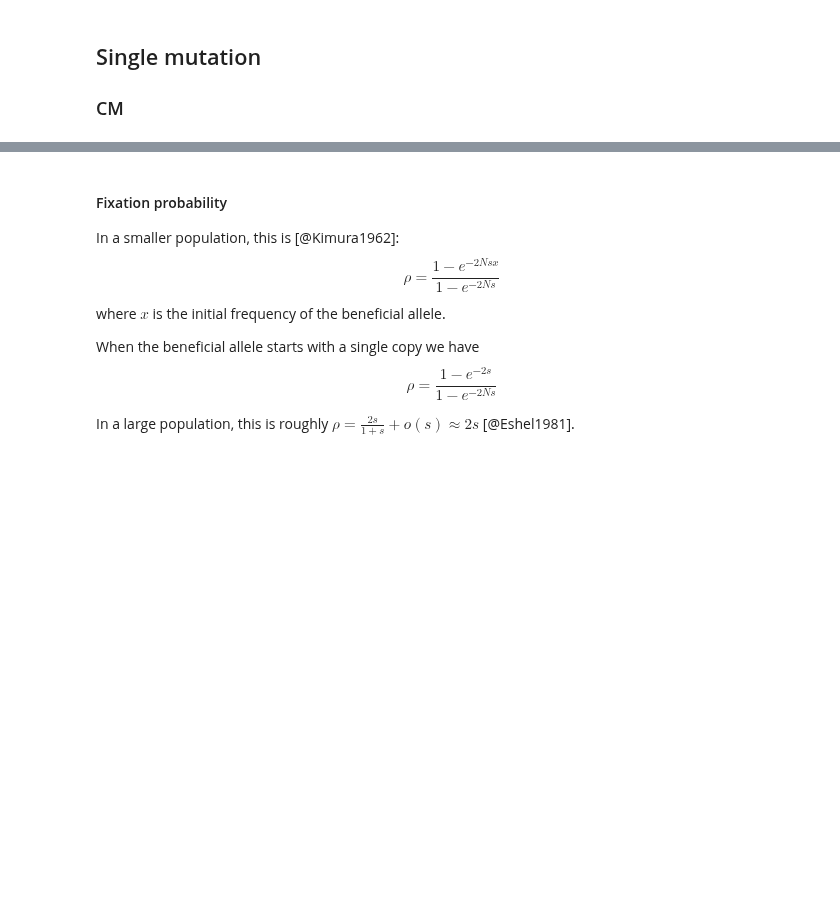
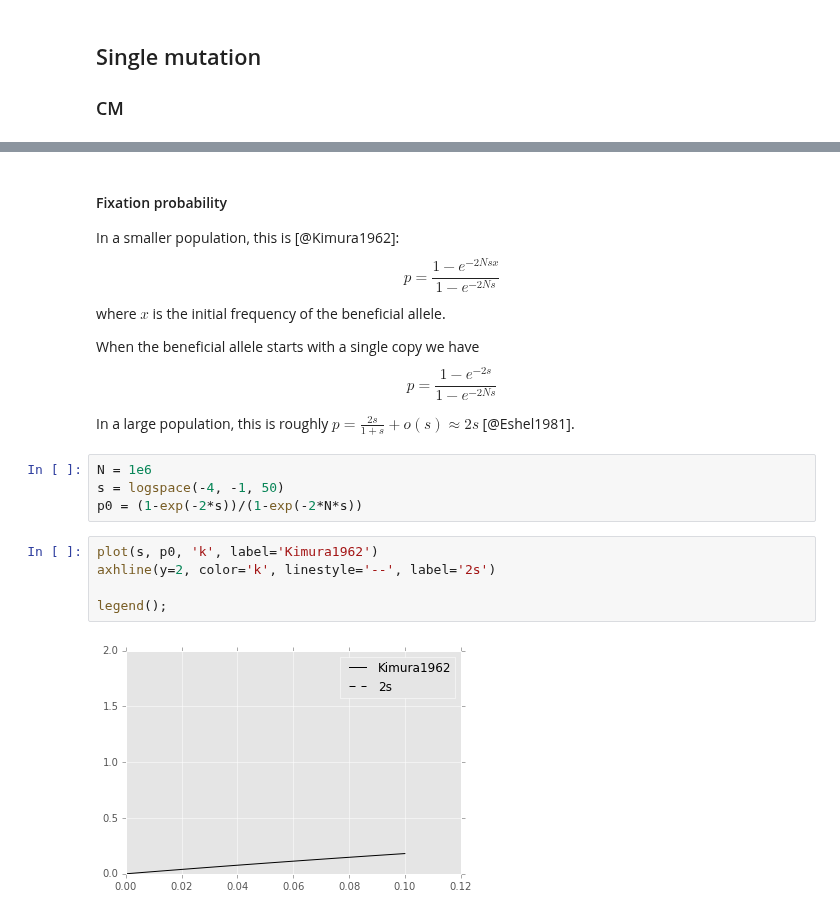
Before and after one commit to yoavram/mamba, a Jupyter notebook: simarba/analysis/adaptation time.ipynb, the cells around one changed output, grey strips where cells are left out. Saved outputs shown, nothing was run; the diff lists cells and outputs as text; blank space fills up the shorter version.

```diff
--- a/simarba/analysis/adaptation time.ipynb
+++ b/simarba/analysis/adaptation time.ipynb
@@ -29,13 +74,24 @@ So the waiting time can be approximated by $1/Nq$ isf $Nq<<1$.
 
 In a smaller population, this is [@Kimura1962]:
 $$
-\rho = \frac{1-e^{-2Nsx}}{1-e^{-2Ns}}
+p = \frac{1-e^{-2Nsx}}{1-e^{-2Ns}}
 $$
 where $x$ is the initial frequency of the beneficial allele.
 
 When the beneficial allele starts with a single copy we have
 $$
-\rho = \frac{1-e^{-2s}}{1-e^{-2Ns}}
+p = \frac{1-e^{-2s}}{1-e^{-2Ns}}
 $$
 
-In a large population, this is roughly $\rho = \frac{2s}{1+s}+o(s) \approx 2s$ [@Eshel1981].
+In a large population, this is roughly $p = \frac{2s}{1+s}+o(s) \approx 2s$ [@Eshel1981].
+# %%
+N = 1e6
+s = logspace(-4, -1, 50)
+p0 = (1-exp(-2*s))/(1-exp(-2*N*s))
+# %%
+plot(s, p0, 'k', label='Kimura1962')
+axhline(y=2, color='k', linestyle='--', label='2s')
+
+legend();
+# %% [output]
+[figure, added]
```
Also changed, not shown: parts of 6 cells of this notebook.
